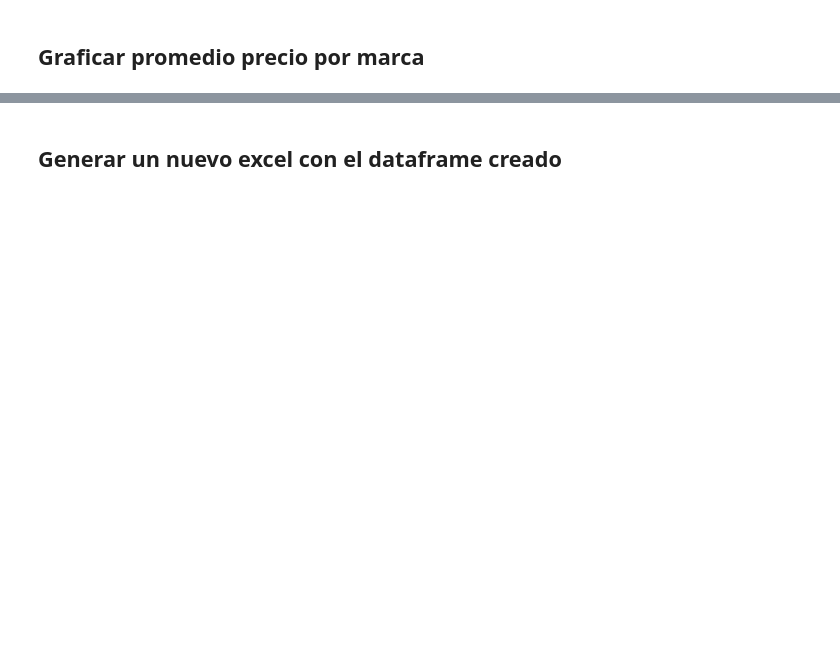
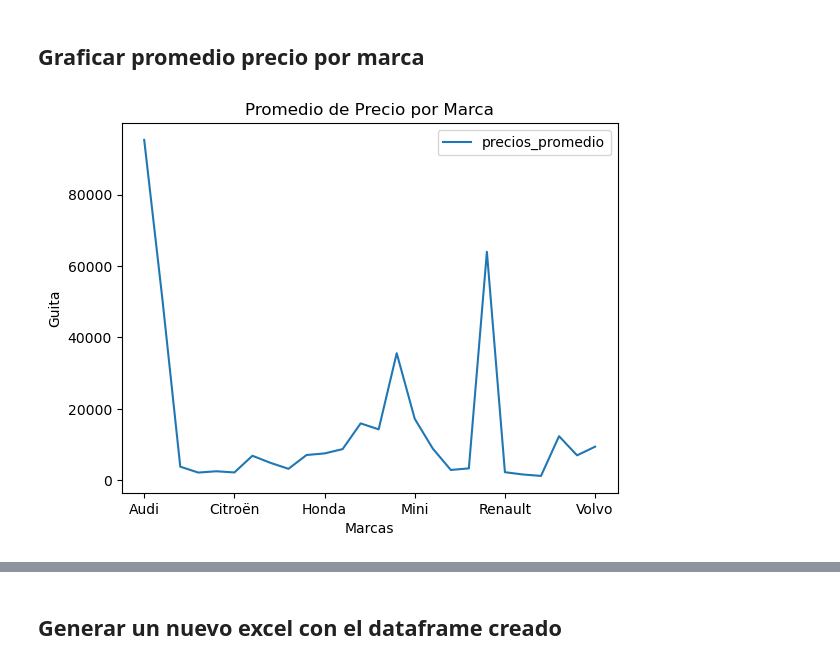
Before and after one commit to augusto-zimmermann/LABO-2, a Jupyter notebook: PrimerParcial/Practica2/Ejercicio_integrador_pandas.ipynb, the cells around one changed output, grey strips where cells are left out. Saved outputs shown, nothing was run; the diff lists cells and outputs as text; code cells hidden in the pictures; blank space fills up the shorter version.

```diff
--- a/PrimerParcial/Practica2/Ejercicio_integrador_pandas.ipynb
+++ b/PrimerParcial/Practica2/Ejercicio_integrador_pandas.ipynb
@@ -42,13 +42,3 @@ display(df_csv_clean)
 487 rows × 12 columns
 # %% [markdown]
 ## Pasar la columna `money` a dolares cuando `currency` sea igual a pesos. Valor del dolar = 1500. Luego eliminar la columna `currency`
-# %%
-display(df_csv_clean.loc[df_csv_clean['currency'] == 'pesos', 'money'] // 1500)
-# LO HACE, pero no lo puedo guardar porque me sobreescribe todo a la mierda
-
-# Parche para seguir con ejercicios
-df_dolares = df_csv_clean
-
-df_dolares = df_dolares.drop(columns='currency')
-
-display(df_dolares)
@@ -110,2 +89,5 @@ print(array_dolares)
 # %% [markdown]
 ## Renombrar columnas a español
+# %%
+df_dolares.columns = ['guita', 'marca', 'modelo', 'año', 'color', 'combustible', 'puertas', 'transmision', 'motor', 'estilo', 'kilometros']
+display(df_dolares)
@@ -112,2 +108,9 @@ print(array_dolares)
 # %% [markdown]
 ## Agrupar los registros de la misma Marca y aplicar el promedio de precios de sus autos
+# %%
+df_grupo = (
+    df_dolares.groupby('marca')['guita']
+    .mean() # !TODO Hay algo mal
+    .reset_index(name='precios_promedio') # Indice limpio, para que quede bonito
+)
+display(df_grupo)
@@ -118,2 +177,10 @@ print(array_dolares)
 # %% [markdown]
 ## Graficar promedio precio por marca
+# %%
+df_grupo.plot(x='marca', y='precios_promedio')
+plt.title('Promedio de Precio por Marca')
+plt.xlabel('Marcas')
+plt.ylabel('Guita')
+plt.show()
+# %% [output]
+[figure, added]
```
Also changed, not shown: parts of 10 cells of this notebook.
